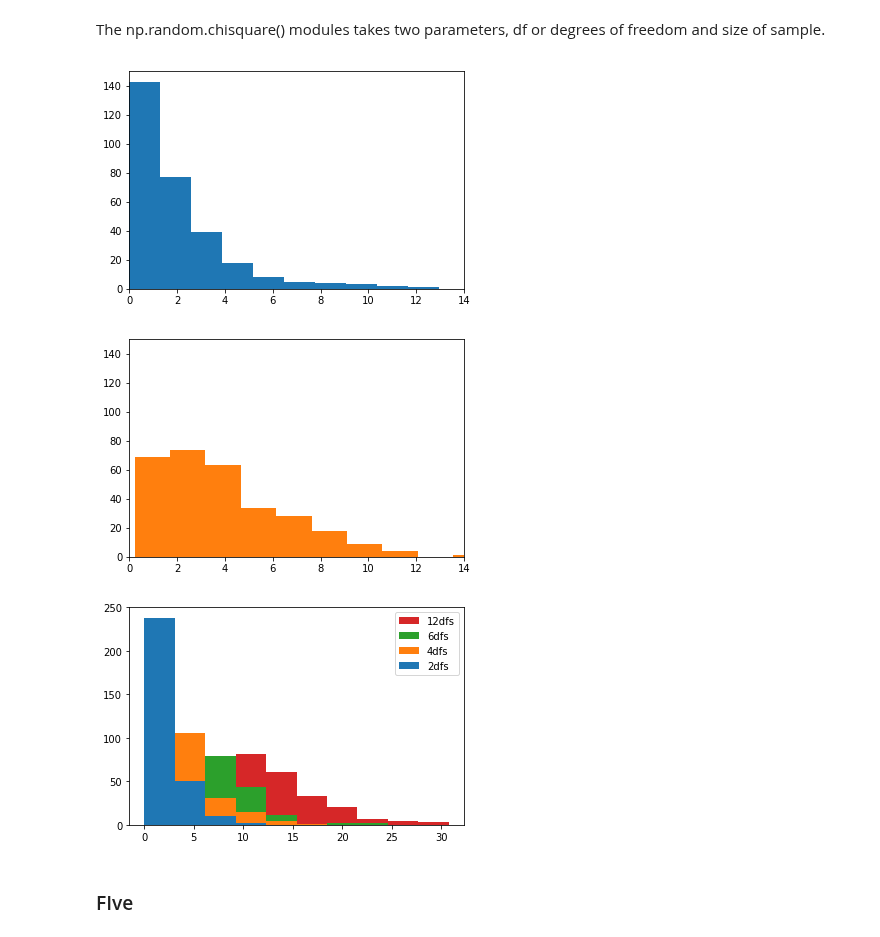
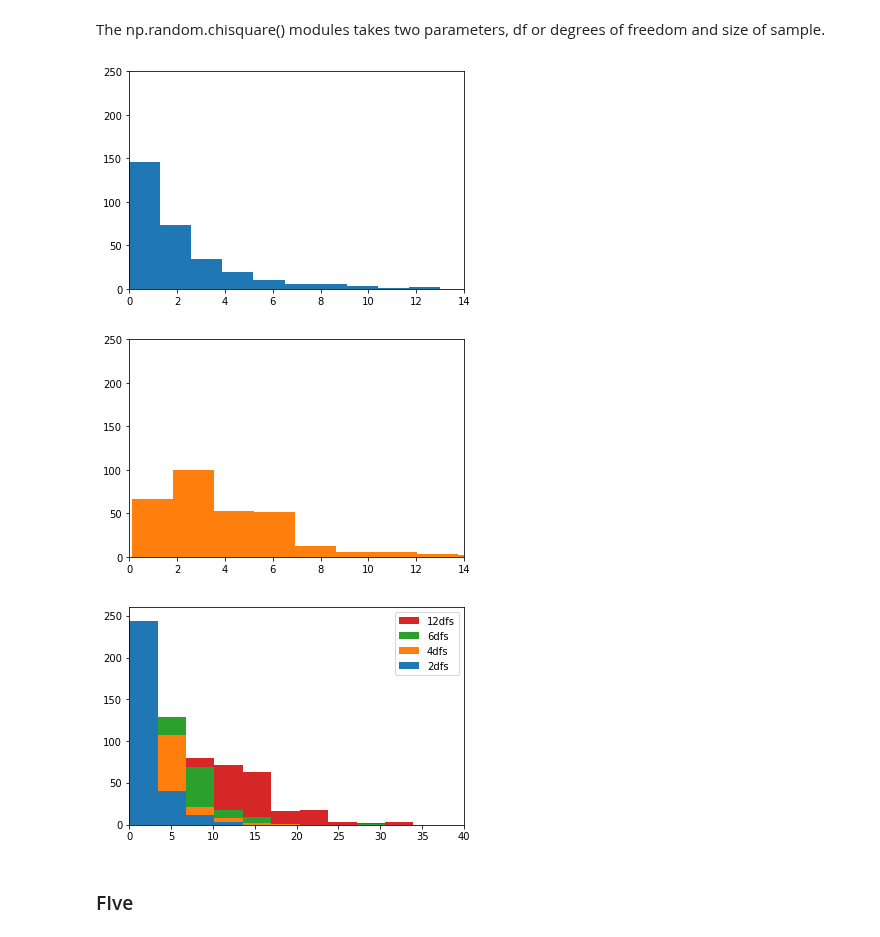
Before and after one commit to MarionMcG/numpy.random, a Jupyter notebook: numpy-random.ipynb, the cells around one changed output. Cells and saved outputs as stored; diff of their text form; code cells hidden in the pictures.

```diff
--- a/numpy-random.ipynb
+++ b/numpy-random.ipynb
@@ -479,26 +479,29 @@ The np.random.chisquare() modules takes two parameters, df or degrees of freedom
 s1 = np.random.chisquare(2, 300)
 plt.hist(s1)
 plt.xlim(0, 14, 2)
+plt.ylim(0, 250, 10)
 plt.show()
 # %% [output]
-[figure, old version]
+[figure, new version]
 # %%
 s2 = np.random.chisquare(4, 300)
 plt.hist(s2, color = 'tab:orange')
-plt.ylim(0, 150, 10)
+plt.ylim(0, 250, 10)
 plt.xlim(0, 14, 2)
 plt.show()
 # %% [output]
-[figure, old version]
+[figure, new version]
 # %%
 s3 = np.random.chisquare(6, 300)
 s4 = np.random.chisquare(12, 300)
 # %%
 plt.hist([s1, s2, s3, s4], label = ['2dfs', '4dfs', '6dfs', '12dfs'], histtype = 'stepfilled')
+plt.xlim(0, 40, 5)
+plt.ylim(0, 260, 50)
 plt.legend()
 plt.show()
 # %% [output]
-[figure, old version]
+[figure, new version]
 # %% [markdown]
 ### FIve
 # %%
```
